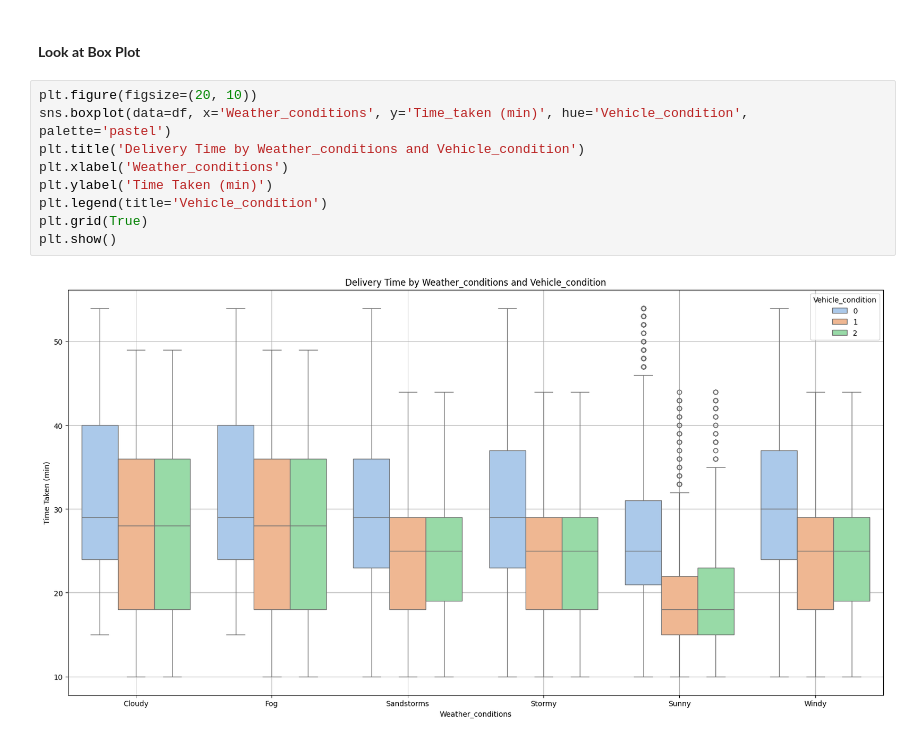
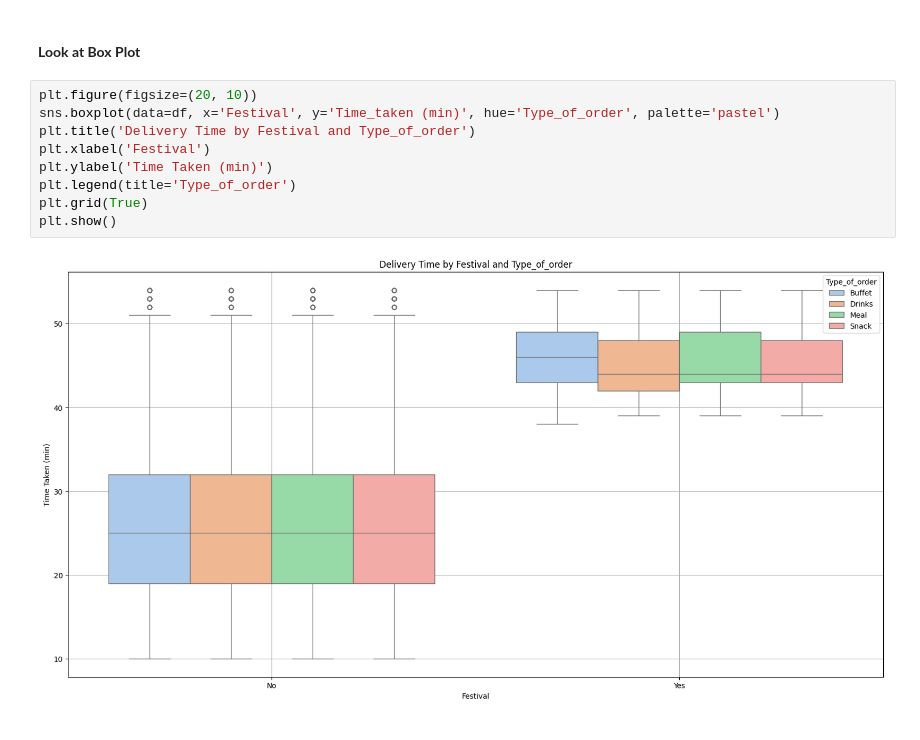
Before and after one commit to huynhvu0911/FinalProject_DeliveryOperation, a Jupyter notebook: DeliveryOperation.ipynb, the cells around one changed output. Saved outputs shown, nothing was run; the diff lists cells and outputs as text.

```diff
--- a/DeliveryOperation.ipynb
+++ b/DeliveryOperation.ipynb
@@ -505,12 +370,12 @@ plt.show()
 #### **Look at Box Plot**
 # %%
 plt.figure(figsize=(20, 10))
-sns.boxplot(data=df, x='Weather_conditions', y='Time_taken (min)', hue='Vehicle_condition', palette='pastel')
-plt.title('Delivery Time by Weather_conditions and Vehicle_condition')
-plt.xlabel('Weather_conditions')
+sns.boxplot(data=df, x='Festival', y='Time_taken (min)', hue='Type_of_order', palette='pastel')
+plt.title('Delivery Time by Festival and Type_of_order')
+plt.xlabel('Festival')
 plt.ylabel('Time Taken (min)')
-plt.legend(title='Vehicle_condition')
+plt.legend(title='Type_of_order')
 plt.grid(True)
 plt.show()
 # %% [output]
-[figure, old version]
+[figure, new version]
```
Also changed, not shown: parts of 26 cells of this notebook.
